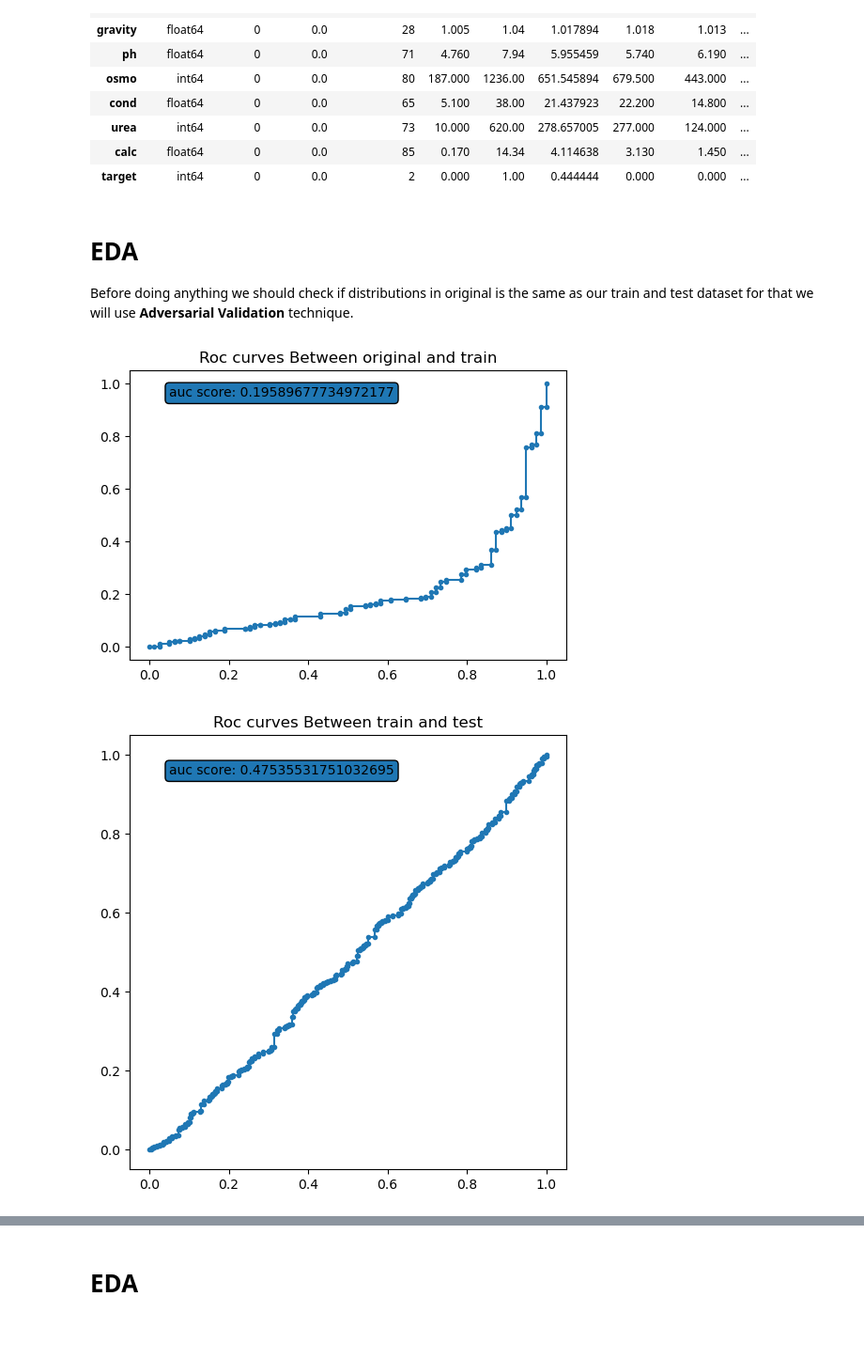
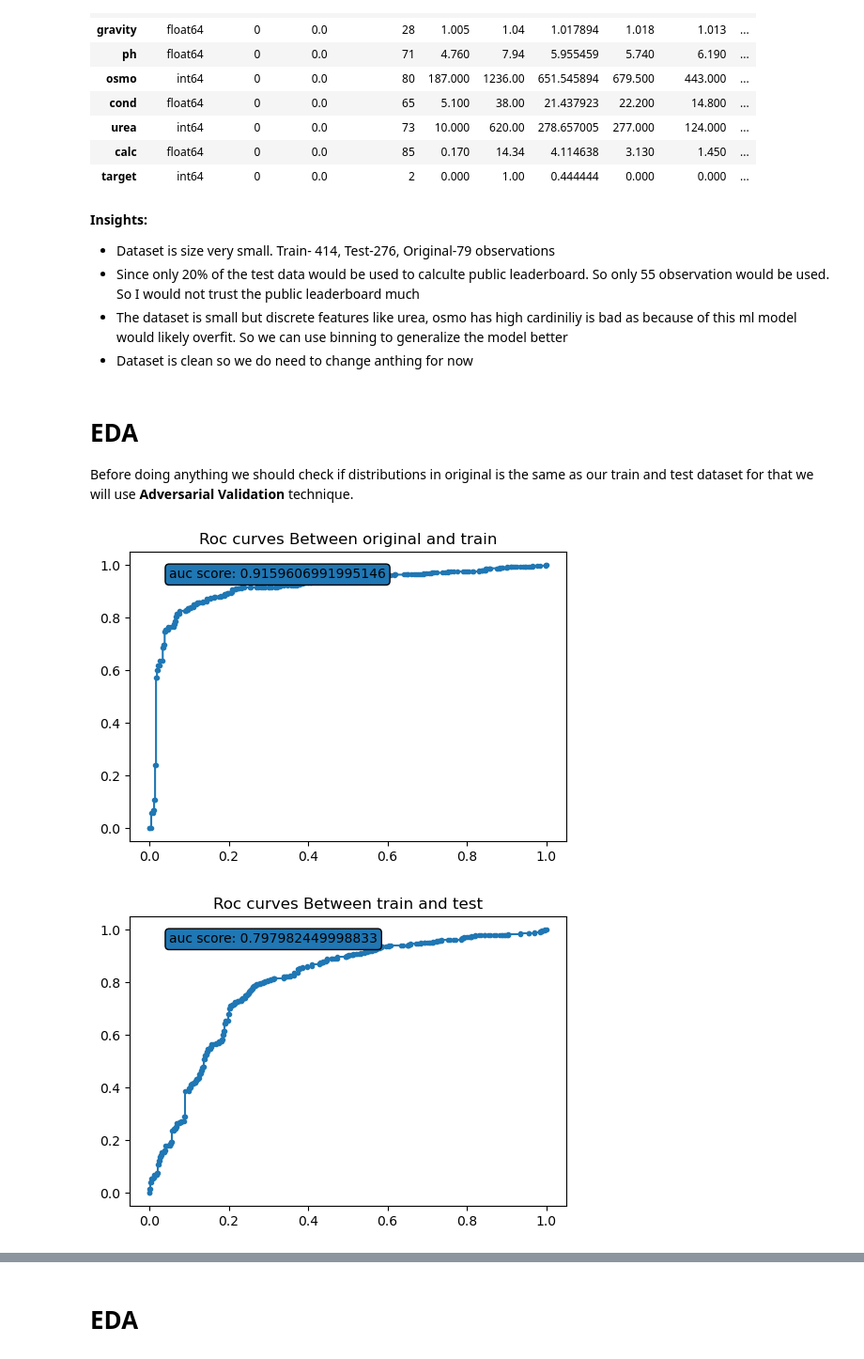
Before and after one commit to shoabahamed/kaggle_playground_season_3_episode_12, a Jupyter notebook: playground-s-3-ep-12-eda-baseline-submission.ipynb, the cells around one changed output, grey strips where cells are left out. Shown at 94% size. Cells and saved outputs as stored; diff of their text form; code cells hidden in the pictures; blank space fills up the shorter version.

```diff
--- a/playground-s-3-ep-12-eda-baseline-submission.ipynb
+++ b/playground-s-3-ep-12-eda-baseline-submission.ipynb
@@ -316,6 +328,12 @@ train_summary
 | urea | int64 | 0 | 0.0 | 73 | 10.000 | 620.00 | 278.657005 | 277.000 | 124.000 | ... |
 | calc | float64 | 0 | 0.0 | 85 | 0.170 | 14.34 | 4.114638 | 3.130 | 1.450 | ... |
 | target | int64 | 0 | 0.0 | 2 | 0.000 | 1.00 | 0.444444 | 0.000 | 0.000 | ... |
+# %% [markdown]
+****Insights:****
+* Dataset is size very small. Train- 414, Test-276, Original-79 observations
+* Since only 20% of the test data would be used to calculte public leaderboard. So only 55 observation would be used. So I would not trust the public leaderboard much
+* The dataset is small but discrete features like urea, osmo has high cardiniliy is bad as because of this ml model would likely overfit. So we can use binning to generalize the model better
+* Dataset is clean so we do need to change anthing for now
 # %% [markdown]
 # EDA
 
@@ -326,7 +344,7 @@ from sklearn.metrics import roc_curve, roc_auc_score
 from sklearn.linear_model import LogisticRegression
 # %%
 # plot adversarial_validations scores for each splits
-def adversarial_validation(train_df, test_df, classifier, n_splits=5, title='Roc curve', figsize=(6, 6)):
+def adversarial_validation(train_df, test_df, classifier, oversample_test=False, title='Roc curve', figsize=(6, 6)):
     """This is a function which checks if distribution between two datasets are same given the same columns. Then plots roc curve\
 for each split. A score close to 0.5 means very similar(Do not provide the target feature)"""
 
@@ -334,30 +352,24 @@ for each split. A score close to 0.5 means very similar(Do not provide the targe
     test_df['target'] = 0
 
 
-#     if len(train_df) > len(test_df):
-#         size = len(test_df)
-#     else:
-#         size = len(train_df)
+    if oversample_test:
+        test_df = test_df.sample(n=len(train_df), replace=True)
 
-#     train_df = train_df.sample(size)
-#     test_df = test_df.sample(size)
-
-#     test_df = test_df.sample(n=len(train_df), replace=True)
 
     df = pd.concat([train_df, test_df]).sample(frac=1)
 
     X = df.drop('target', axis=1)
     y = df['target']
 
-    cv = LeaveOneOut()
+    cv = StratifiedKFold(n_splits=5)
 
-    preds_prob = []
-    y_true = []
+    preds_prob = np.zeros(len(df))
+    y_true = y
     for fold, (train_idx, val_idx) in enumerate(cv.split(X, y)):
         classifier.fit(X.iloc[train_idx], y.iloc[train_idx])
-        pred_prob = classifier.predict_proba(X.iloc[val_idx])
-        preds_prob.append(pred_prob[0][1])
-        y_true.append(y.iloc[val_idx].values[0])
+        probs = classifier.predict_proba(X.iloc[val_idx])
+        preds_prob[val_idx] = probs[:, 1]
+
 
 
     auc_score = roc_auc_score(y_true, preds_prob)
@@ -368,13 +380,18 @@ for each split. A score close to 0.5 means very similar(Do not provide the targe
     ax.plot(fpr, tpr, marker='.', label='LGBMClassifier')
     ax.text(0.05, 0.95, f"auc score: {auc_score}", bbox={'boxstyle':"round"})
     ax.set_title(title);
+
+
+    return y_true, preds_prob
 # %%
 cols = train.drop(['id', 'target'], axis=1).columns
-adversarial_validation(train[cols], original[cols], LGBMClassifier(), title='Roc curves Between original and train', figsize=(6, 4))
+y_true, y_preds_prob = adversarial_validation(train[cols], original[cols], LGBMClassifier(),
+                       oversample_test=True, title='Roc curves Between original and train', figsize=(6, 4))
 # %% [output]
-[figure, old version]
+[figure, new version]
 # %%
 cols = train.drop(['id', 'target'], axis=1).columns
-adversarial_validation(train[cols], test[cols], LGBMClassifier(), title='Roc curves Between train and test')
+y_true, y_preds_prob = adversarial_validation(train[cols], test[cols], LGBMClassifier(),
+                                              oversample_test=True, title='Roc curves Between train and test', figsize=(6, 4))
 # %% [output]
-[figure, old version]
+[figure, new version]
```
Also changed, not shown: parts of 10 cells of this notebook.
